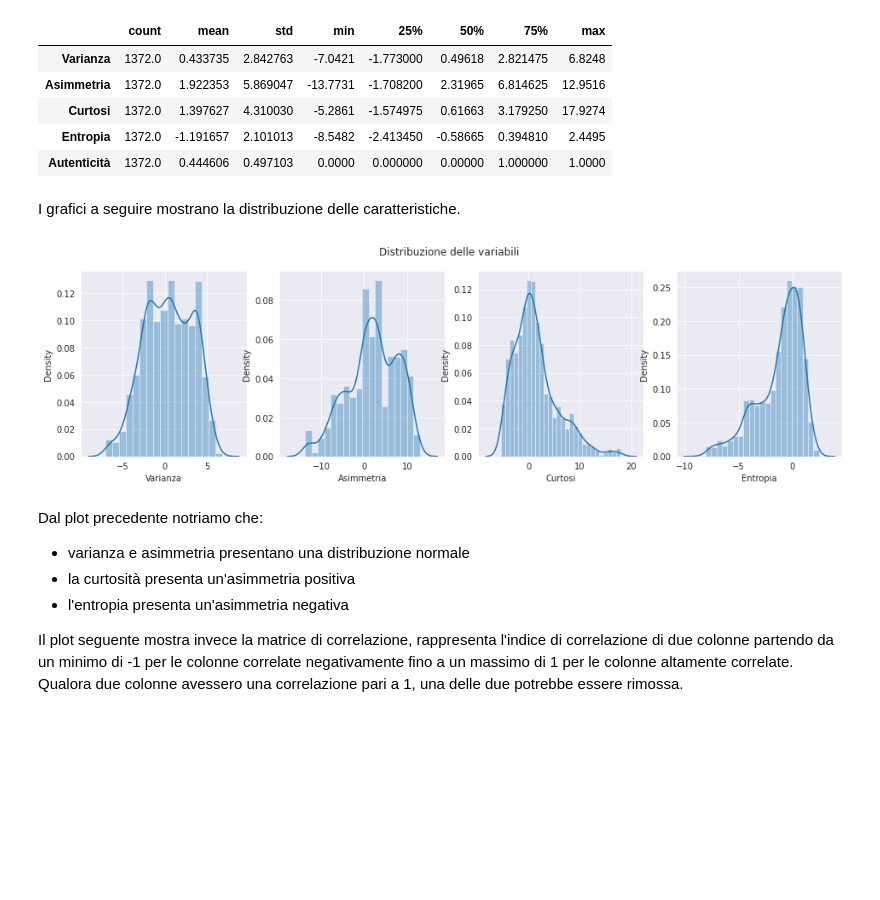
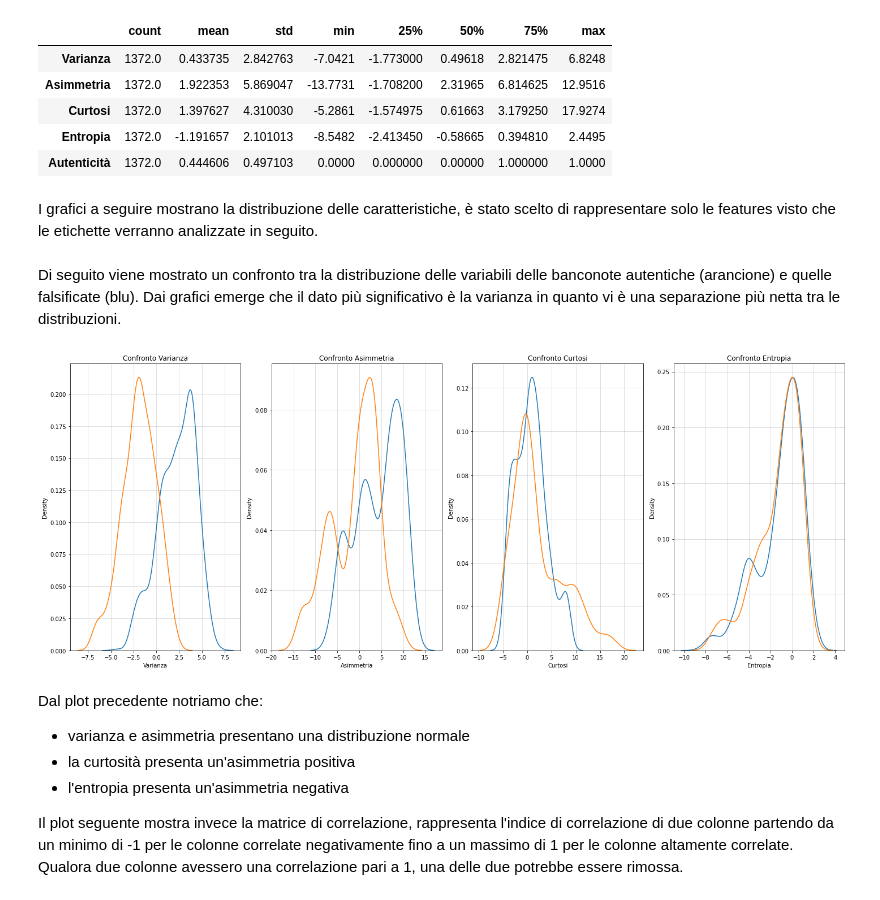
Before and after one commit to Repa235/Notebook_ML_BankNotes, a Jupyter notebook: Bank_notes_classifier.ipynb, the cells around one changed output. Drawn from its saved outputs; the diff is of its cells as text; code cells hidden in the pictures; blank space fills up the shorter version.

```diff
--- a/Bank_notes_classifier.ipynb
+++ b/Bank_notes_classifier.ipynb
@@ -120,18 +123,26 @@ df.describe().T
 | Entropia | 1372.0 | -1.191657 | 2.101013 | -8.5482 | -2.413450 | -0.58665 | 0.394810 | 2.4495 |
 | Autenticità | 1372.0 | 0.444606 | 0.497103 | 0.0000 | 0.000000 | 0.00000 | 1.000000 | 1.0000 |
 # %% [markdown]
-I grafici a seguire mostrano la distribuzione delle caratteristiche.
+I grafici a seguire mostrano la distribuzione delle caratteristiche, è stato scelto di rappresentare solo le features visto che le etichette verranno analizzate in seguito.
 # %%
 columns = list(df.columns)
 columns.remove('Autenticità')
-# %%
-fig, ax = plt.subplots(ncols = 4, figsize=(16, 4))
-fig.suptitle("Distribuzione delle variabili")
-
-for index, column in enumerate(columns):
-    sns.distplot(df[column], ax=ax[index])
-# %% [output]
-[figure, removed]
+# %% [markdown]
+Di seguito viene mostrato un confronto tra la distribuzione delle variabili delle banconote autentiche (arancione) e quelle falsificate (blu). Dai grafici emerge che il dato più significativo è la varianza in quanto vi è una separazione più netta tra le distribuzioni.
+# %%
+plt.figure(figsize = (20,8))
+i = 0
+for col in columns:
+    plt.subplot(1,4,i+1)
+    plt.grid(True, alpha =0.5)
+    sns.kdeplot(df[col][df['Autenticità'] ==0], label = 'False')
+    sns.kdeplot(df[col][df['Autenticità'] ==1], label = 'Originali')
+    plt.title('Confronto ' + col)
+    plt.tight_layout()
+    i+=1
+plt.show()
+# %% [output]
+[figure, added]
 # %% [markdown]
 Dal plot precedente notriamo che:
 * varianza e asimmetria presentano una distribuzione normale
```
Also changed, not shown: parts of 4 cells of this notebook.
